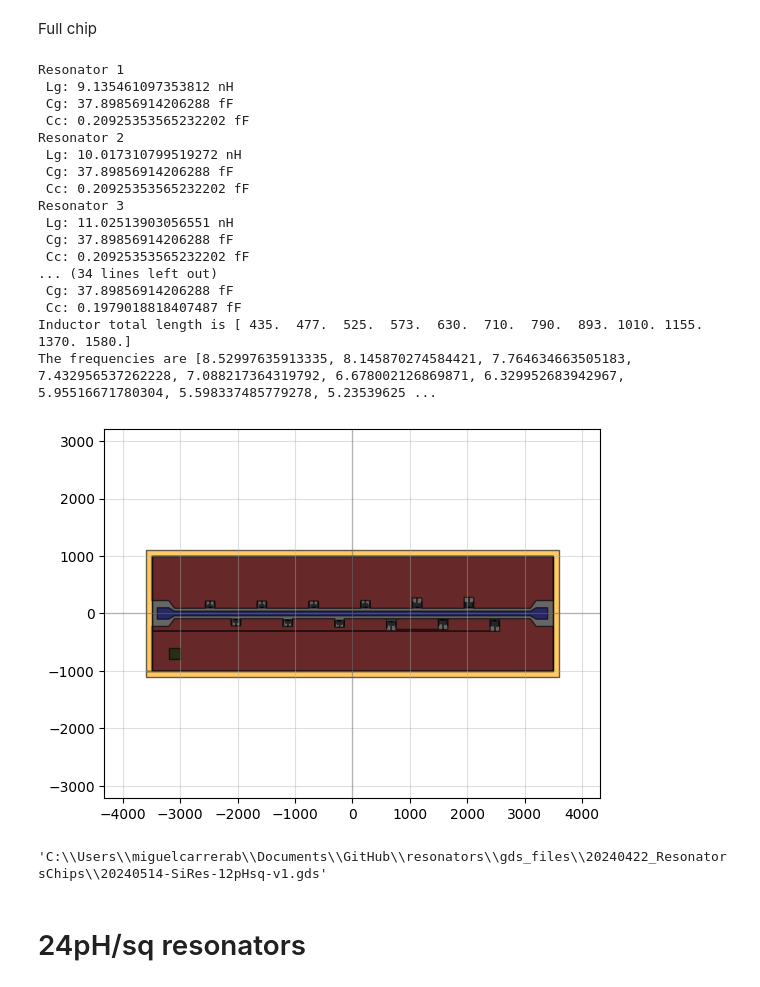
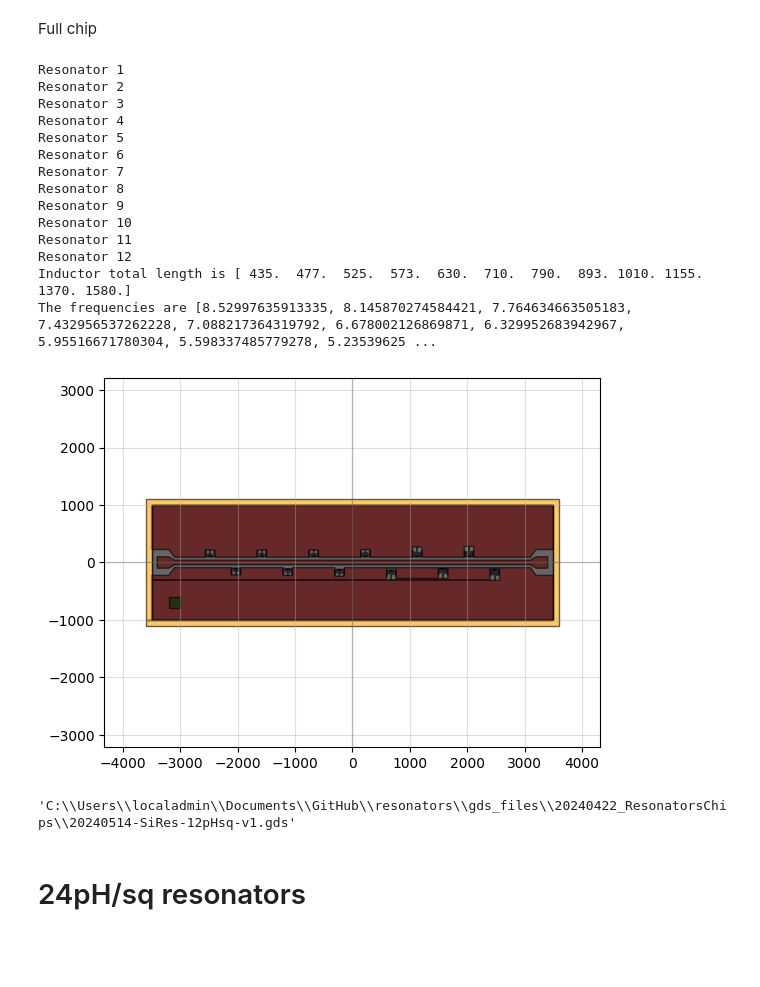
Before and after one commit to cbelo/resonators, a Jupyter notebook: 20240420-chips/design_chips.ipynb, the cells around one changed output. Cells and saved outputs as stored; diff of their text form; code cells hidden in the pictures; blank space fills up the shorter version.

```diff
--- a/20240420-chips/design_chips.ipynb
+++ b/20240420-chips/design_chips.ipynb
@@ -228,48 +229,45 @@ for i in range(NumberOfResonators12):
                                             CapacitorVerticalLength12[i]*1e-6, SpacingC012[i]*1e-6,
                                             InductorWidth12[i]*1e-6, InductorTotalLength12[i]*1e-6, Lk_12,
                                         epsilon_r_Si, thickness_subs_Si)/1e9)
 
 print('Inductor total length is', InductorTotalLength12)
 print('The frequencies are', freqs)
 FeedlineWidth12 = 80
 FeedlineLength12  = 6200
 FeedlineGap12 = 50
 FeedlineTaperLength12 =  100
 BondpadWidth12 =  200
 BondpadLength12 = 200
 BondpadGap12 = 200*50/80
 ChipSize12 = [FeedlineLength12 + 2*BondpadLength12 + 2*FeedlineTaperLength12 + 2*FinalSpacingBondpads12, 2000]
 
 c, metal, chip12 = ChipResonatorsTline(ChipSize12, NumberOfResonators12, SeparationTlineResonator12,
                         FeedlineWidth12, FeedlineLength12, FeedlineGap12,
                         FeedlineTaperLength12, BondpadWidth12, BondpadLength12, BondpadGap12,
                         CapacitorHorizontalLength12, CapacitorVerticalLength12, CapacitorWidth12,
                         NumberOfBends12, InductorVerticalLength12, InductorHorizontalLength12, InductorWidth12, InductorEndLength12,
                         TaperWidth12, TaperLength12, SpacingC012, SpacingCc12,
                         FinalSpacingBondpads12)
 
 qp(chip12)
-chip12.write_gds(r"C:\Users\miguelcarrerab\Documents\GitHub\resonators\gds_files\20240422_ResonatorsChips\20240514-SiRes-12pHsq-v1.gds")
+chip12.write_gds(r"C:\Users\localadmin\Documents\GitHub\resonators\gds_files\20240422_ResonatorsChips\20240514-SiRes-12pHsq-v1.gds")
 # %% [output]
 Resonator 1
- Lg: 9.135461097353812 nH
- Cg: 37.89856914206288 fF
- Cc: 0.20925353565232202 fF
 Resonator 2
- Lg: 10.017310799519272 nH
- Cg: 37.89856914206288 fF
- Cc: 0.20925353565232202 fF
 Resonator 3
- Lg: 11.02513903056551 nH
- Cg: 37.89856914206288 fF
- Cc: 0.20925353565232202 fF
-... (34 lines left out)
- Cg: 37.89856914206288 fF
- Cc: 0.1979018818407487 fF
+Resonator 4
+Resonator 5
+Resonator 6
+Resonator 7
+Resonator 8
+Resonator 9
+Resonator 10
+Resonator 11
+Resonator 12
 Inductor total length is [ 435.  477.  525.  573.  630.  710.  790.  893. 1010. 1155. 1370. 1580.]
 The frequencies are [8.52997635913335, 8.145870274584421, 7.764634663505183, 7.432956537262228, 7.088217364319792, 6.678002126869871, 6.329952683942967, 5.95516671780304, 5.598337485779278, 5.23539625 ...
-[figure, old version]
+[figure, new version]
-'C:\\Users\\miguelcarrerab\\Documents\\GitHub\\resonators\\gds_files\\20240422_ResonatorsChips\\20240514-SiRes-12pHsq-v1.gds'
+'C:\\Users\\localadmin\\Documents\\GitHub\\resonators\\gds_files\\20240422_ResonatorsChips\\20240514-SiRes-12pHsq-v1.gds'
 # %% [markdown]
 # 24pH/sq resonators
 # %% [markdown]
```
Also changed, not shown: parts of 16 cells of this notebook, 12 other files.
